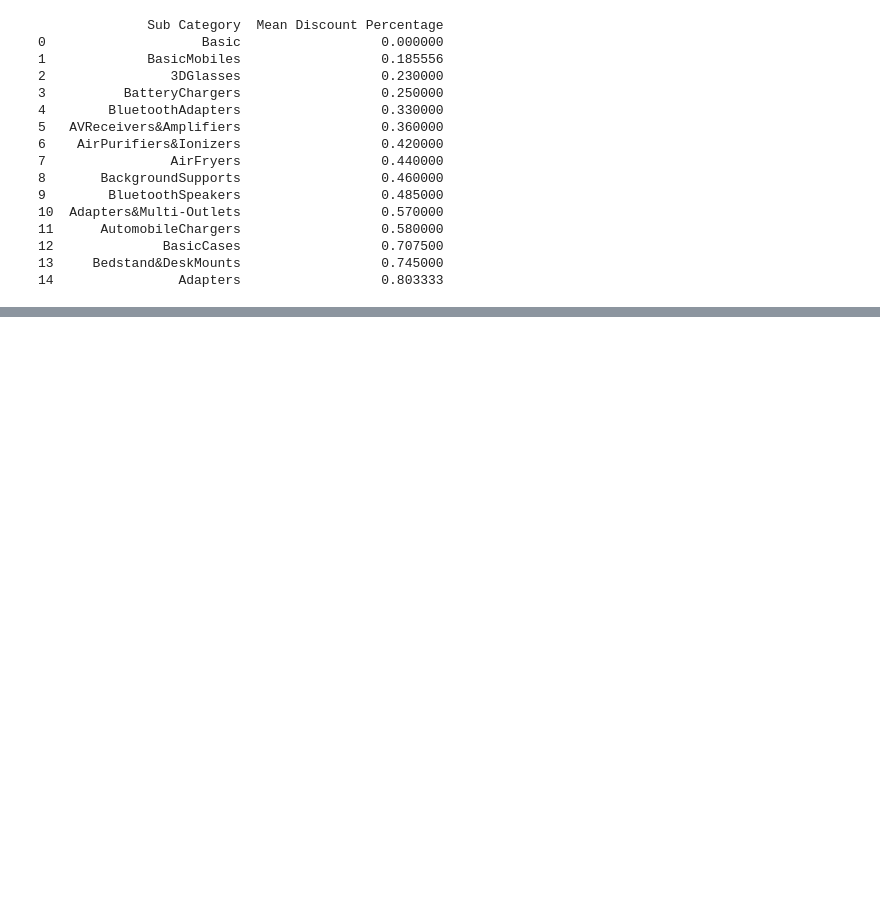
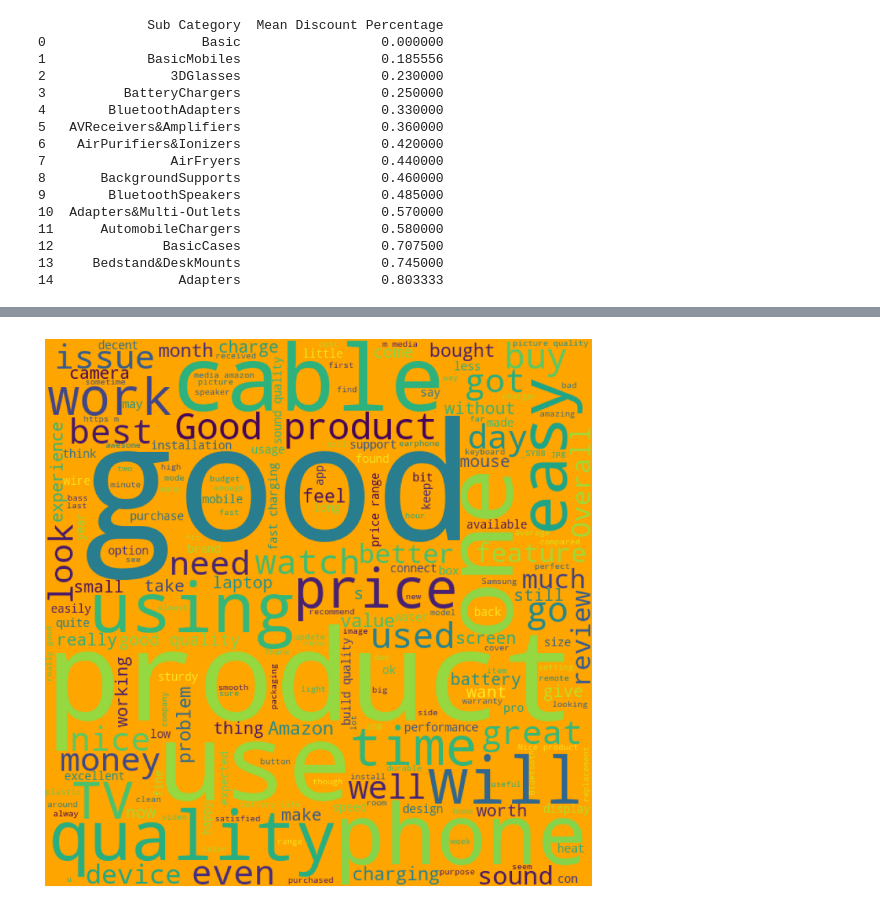
Before and after one commit to javicaz/Amazing, a Jupyter notebook: amazing_ML_Project.ipynb, the cells around one changed output, grey strips where cells are left out. Saved outputs shown, nothing was run; the diff lists cells and outputs as text; code cells hidden in the pictures; blank space fills up the shorter version.

```diff
--- a/amazing_ML_Project.ipynb
+++ b/amazing_ML_Project.ipynb
@@ -308,0 +340,14 @@ print(table)
+# %%
+low_rating_df = df[df['rating'] > 4.0]
+
+reviews_text = ''.join(low_rating_df['review_content'].dropna().values)
+
+wordcloud = WordCloud(width=650, height=650, background_color='orange', min_font_size=10).generate(reviews_text)
+
+plt.figure(figsize=(8, 8), facecolor=None)
+plt.imshow(wordcloud)
+plt.axis("off")
+plt.tight_layout(pad=0)
+plt.show()
+# %% [output]
+[figure, added]
```
Also changed, not shown: parts of 7 cells of this notebook.
